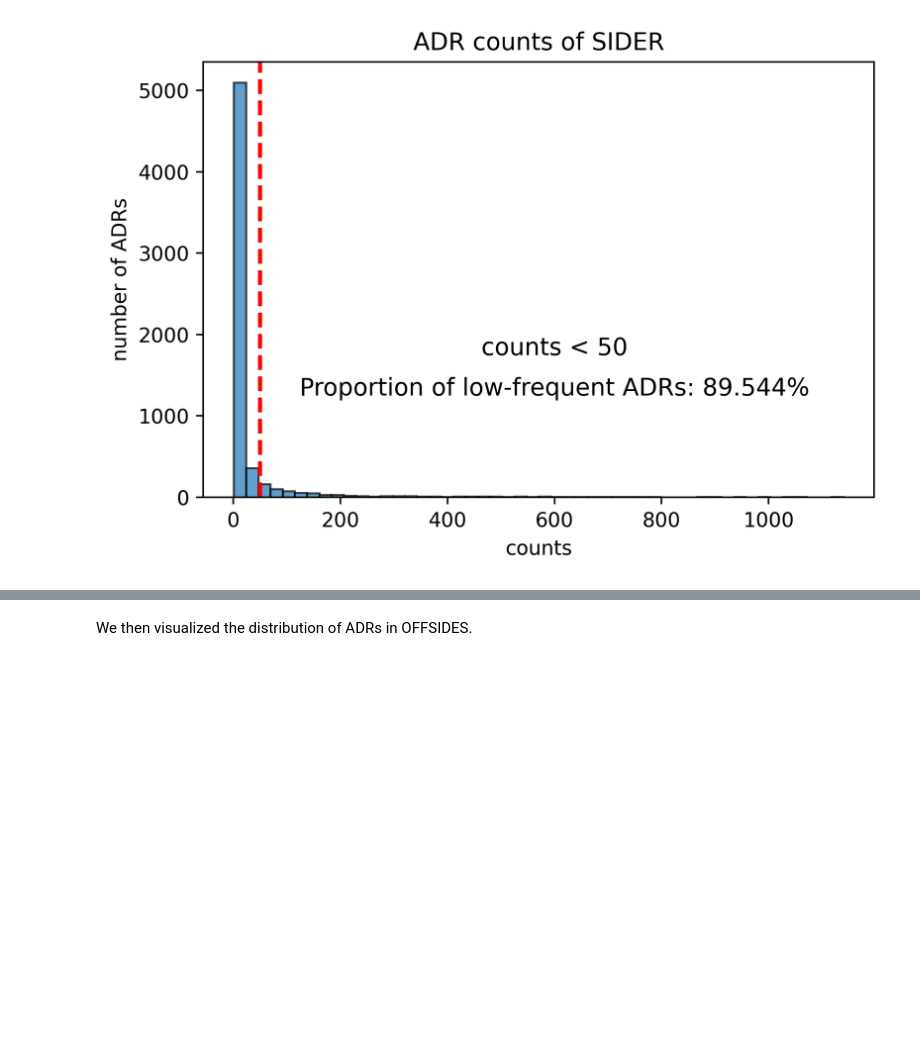
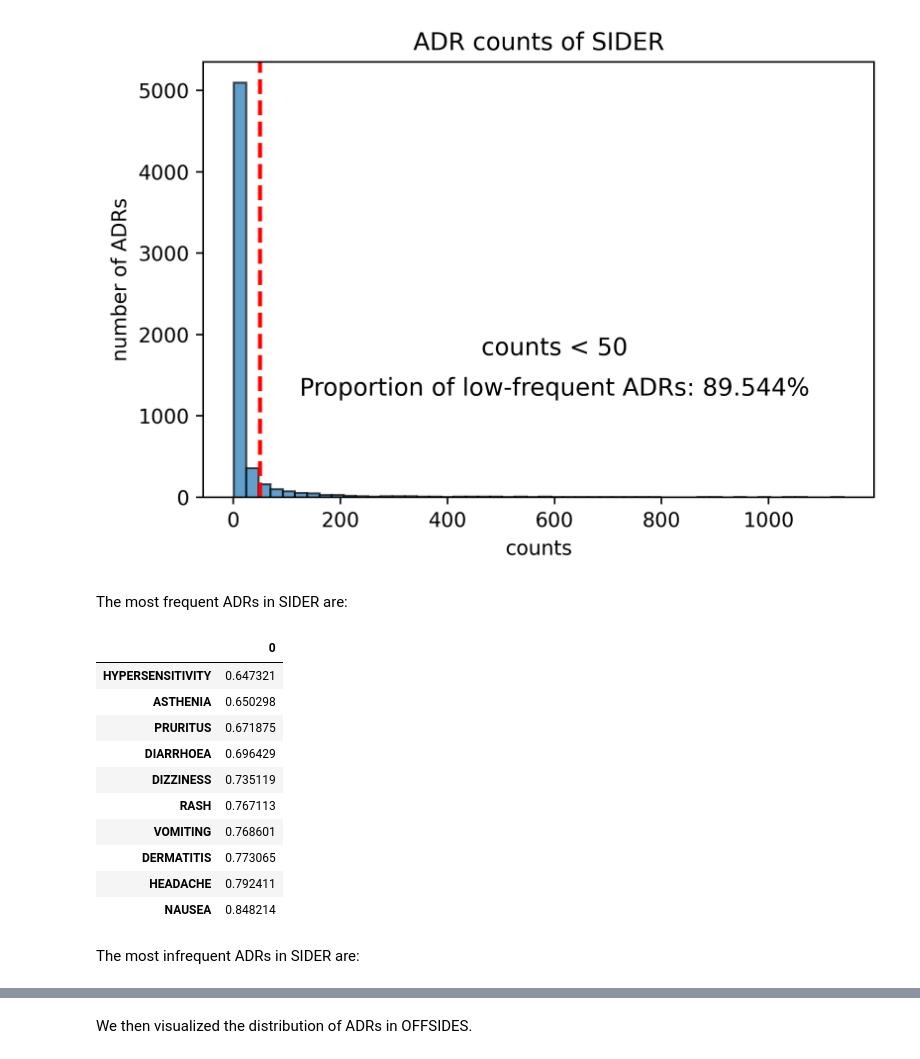
Before and after one commit to YezhaoZhong/SKR, a Jupyter notebook: define_rare.ipynb, the cells around one changed output, grey strips where cells are left out. Cells and saved outputs as stored; diff of their text form; code cells hidden in the pictures; blank space fills up the shorter version.

```diff
--- a/define_rare.ipynb
+++ b/define_rare.ipynb
@@ -43,3 +44,21 @@ plt.savefig(fname=f"figs/SIDER_rare.jpg", bbox_inches="tight")
 plt.show()
 # %% [output]
 [figure]
+# %% [markdown]
+The most frequent ADRs in SIDER are:
+# %%
+pd.DataFrame(np.sum(SIDER, axis=0)/len(SIDER)).sort_values(0).tail(10)
+# %% [output]
+|  | 0 |
+| HYPERSENSITIVITY | 0.647321 |
+| ASTHENIA | 0.650298 |
+| PRURITUS | 0.671875 |
+| DIARRHOEA | 0.696429 |
+| DIZZINESS | 0.735119 |
+| RASH | 0.767113 |
+| VOMITING | 0.768601 |
+| DERMATITIS | 0.773065 |
+| HEADACHE | 0.792411 |
+| NAUSEA | 0.848214 |
+# %% [markdown]
+The most infrequent ADRs in SIDER are:
```
Also changed, not shown: parts of 2 cells of this notebook.
